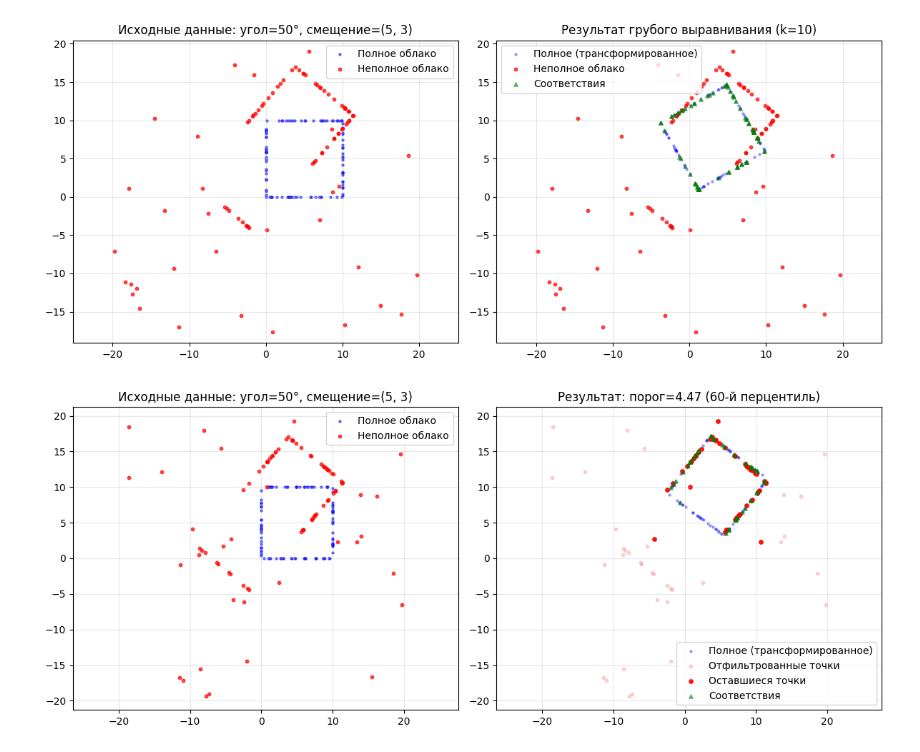
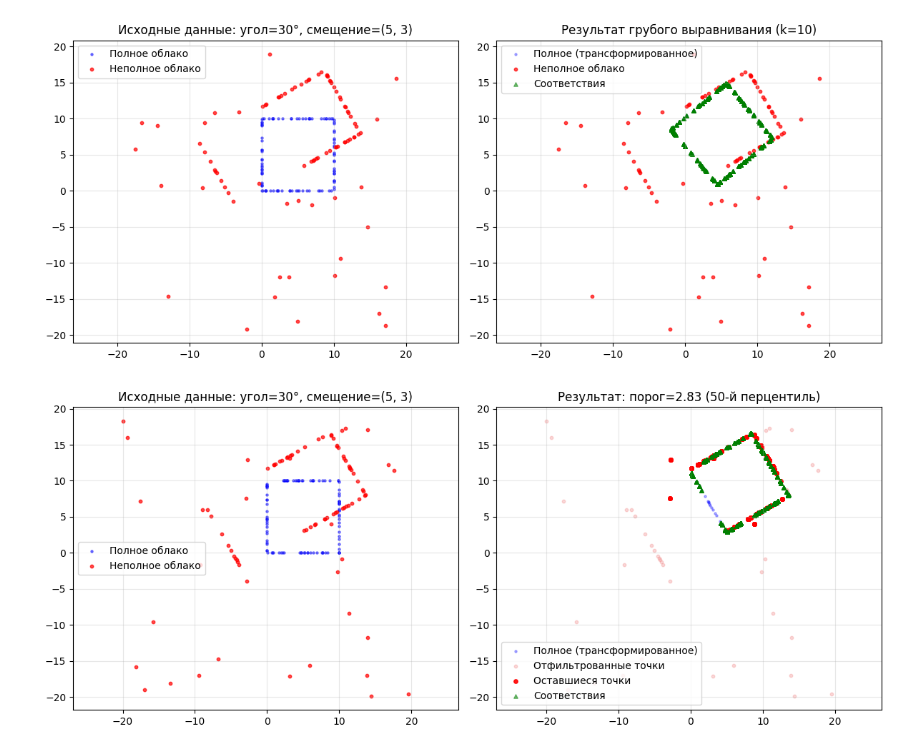
Before and after one commit to InowaR/colab, a Jupyter notebook: 2D_shape_alignment.ipynb, the cells around one changed output. Saved outputs shown, nothing was run; the diff lists cells and outputs as text; code cells hidden in the pictures.

```diff
--- a/2D_shape_alignment.ipynb
+++ b/2D_shape_alignment.ipynb
@@ -44,7 +44,10 @@ b = generate_lidar_points(width, height, n_points_incomplete)[60:70]
 b = transform_points(b, 0, np.array([-10, 0]))
 incomplete_cloud = np.vstack([a, b])
 
-true_angle = 50
+true_angle = 30
+angle_range = 10
+k = 10
+
 true_translation = np.array([5, 3])
 incomplete_transformed = transform_points(incomplete_cloud, true_angle, true_translation)
 
@@ -52,9 +55,9 @@ random_points = np.random.uniform(low=[-20, -20], high=[20, 20], size=(30, 2))
 incomplete_transformed = np.vstack([incomplete_transformed, random_points])
 
 result = minimize(
-    lambda params: alignment_error(params, full_cloud, incomplete_transformed, k=10),
+    lambda params: alignment_error(params, full_cloud, incomplete_transformed, k),
     x0=[0, 0, 0],
-    bounds=[(30, 70), (-100, 100), (-100, 100)],
+    bounds=[(true_angle - angle_range, true_angle + angle_range), (-100, 100), (-100, 100)],
     method='L-BFGS-B'
 )
 
@@ -79,19 +82,19 @@ plt.scatter(incomplete_transformed[:, 0], incomplete_transformed[:, 1],
            c='red', s=10, alpha=0.7, label='Неполное облако')
 
 tree = KDTree(transformed_full)
-distances, indices = tree.query(incomplete_transformed, k=1)
+distances, indices = tree.query(incomplete_transformed, k)
 plt.scatter(transformed_full[indices, 0], transformed_full[indices, 1],
            c='green', s=15, alpha=0.5, marker='^', label='Соответствия')
 
 plt.axis('equal')
 plt.grid(alpha=0.3)
 plt.legend()
-plt.title(f'Результат грубого выравнивания (k=10)')
+plt.title(f'Результат грубого выравнивания (k={k})')
 
 plt.tight_layout()
 plt.show()
 # %% [output]
-[figure, old version]
+[figure, new version]
 # %%
 import numpy as np
 import matplotlib.pyplot as plt
@@ -118,11 +121,11 @@ def transform_points(points, angle, translation):
     rotated = points @ rot.T
     return rotated + translation
 
-def filter_outliers_by_percentile(source_points, target_points, transform_params, percentile):
+def filter_outliers_by_percentile(source_points, target_points, transform_params, percentile, k):
     angle, tx, ty = transform_params
     transformed_source = transform_points(source_points, angle, np.array([tx, ty]))
     tree = KDTree(transformed_source)
-    distances, _ = tree.query(target_points, k=1)
+    distances = tree.query(target_points, k=k)[0]
     threshold = np.percentile(distances, percentile)
     valid_indices = np.where(distances <= threshold)[0]
     return target_points[valid_indices], threshold
@@ -145,7 +148,11 @@ b = generate_lidar_points(width, height, n_points_incomplete)[60:70]
 b = transform_points(b, 0, np.array([-10, 0]))
 incomplete_cloud = np.vstack([a, b])
 
-true_angle = 50
+true_angle = 30
+angle_range = 10
+k = 10
+percentile = 50
+
 true_translation = np.array([5, 3])
 incomplete_transformed = transform_points(incomplete_cloud, true_angle, true_translation)
 
@@ -153,9 +160,9 @@ random_points = np.random.uniform(low=[-20, -20], high=[20, 20], size=(30, 2))
 incomplete_transformed = np.vstack([incomplete_transformed, random_points])
 
 result_coarse = minimize(
-    lambda params: alignment_error(params, full_cloud, incomplete_transformed, k=10),
+    lambda params: alignment_error(params, full_cloud, incomplete_transformed, k),
     x0=[0, 0, 0],
-    bounds=[(30, 70), (-100, 100), (-100, 100)],
+    bounds=[(true_angle - angle_range, true_angle + angle_range), (-100, 100), (-100, 100)],
     method='L-BFGS-B'
 )
 
@@ -165,13 +172,14 @@ filtered_incomplete, threshold = filter_outliers_by_percentile(
     full_cloud,
     incomplete_transformed,
     (coarse_angle, coarse_tx, coarse_ty),
-    percentile=60
+    percentile,
+    k=k
 )
 
 result_fine = minimize(
-    lambda params: alignment_error(params, full_cloud, filtered_incomplete, k=10),
+    lambda params: alignment_error(params, full_cloud, filtered_incomplete, k),
     x0=[coarse_angle, coarse_tx, coarse_ty],
-    bounds=[(30, 70), (-100, 100), (-100, 100)],
+    bounds=[(true_angle - angle_range, true_angle + angle_range), (-100, 100), (-100, 100)],
     method='L-BFGS-B'
 )
 
@@ -181,33 +189,33 @@ plt.figure(figsize=(12, 5))
 
 plt.subplot(121)
 plt.scatter(full_cloud[:, 0], full_cloud[:, 1], c='blue', s=5, alpha=0.5, label='Полное облако')
 plt.scatter(incomplete_transformed[:, 0], incomplete_transformed[:, 1],
            c='red', s=10, alpha=0.7, label='Неполное облако')
 plt.axis('equal')
 plt.grid(alpha=0.3)
 plt.legend()
 plt.title(f'Исходные данные: угол={true_angle}°, смещение=({true_translation[0]}, {true_translation[1]})')
 
 plt.subplot(122)
 transformed_full = transform_points(full_cloud, best_angle, np.array([best_tx, best_ty]))
 plt.scatter(transformed_full[:, 0], transformed_full[:, 1],
            c='blue', s=5, alpha=0.3, label='Полное (трансформированное)')
 plt.scatter(incomplete_transformed[:, 0], incomplete_transformed[:, 1],
            c='lightcoral', s=10, alpha=0.3, label='Отфильтрованные точки')
 plt.scatter(filtered_incomplete[:, 0], filtered_incomplete[:, 1],
            c='red', s=15, alpha=0.9, label='Оставшиеся точки')
 
 tree = KDTree(transformed_full)
-distances, indices = tree.query(filtered_incomplete, k=1)
+distances, indices = tree.query(filtered_incomplete, k)
 plt.scatter(transformed_full[indices, 0], transformed_full[indices, 1],
            c='green', s=15, alpha=0.5, marker='^', label='Соответствия')
 
 plt.axis('equal')
 plt.grid(alpha=0.3)
 plt.legend()
-plt.title(f'Результат: порог={threshold:.2f} (60-й перцентиль)')
+plt.title(f'Результат: порог={threshold:.2f} ({percentile}-й перцентиль)')
 
 plt.tight_layout()
 plt.show()
 # %% [output]
-[figure, old version]
+[figure, new version]
```
